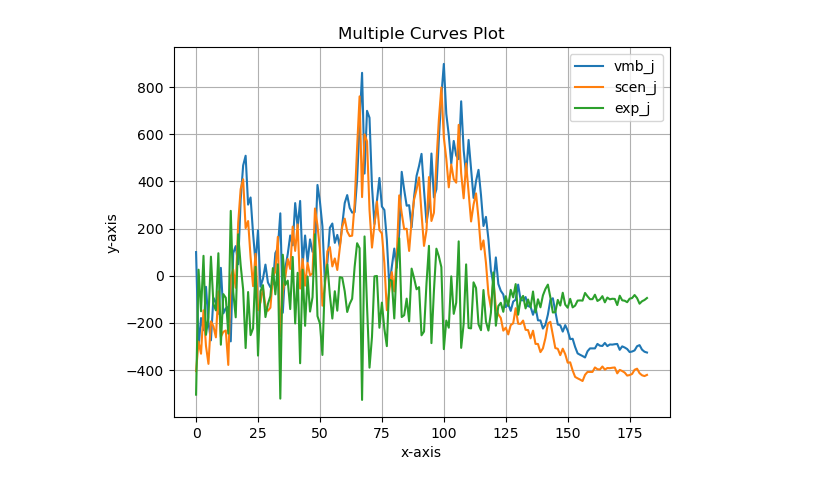
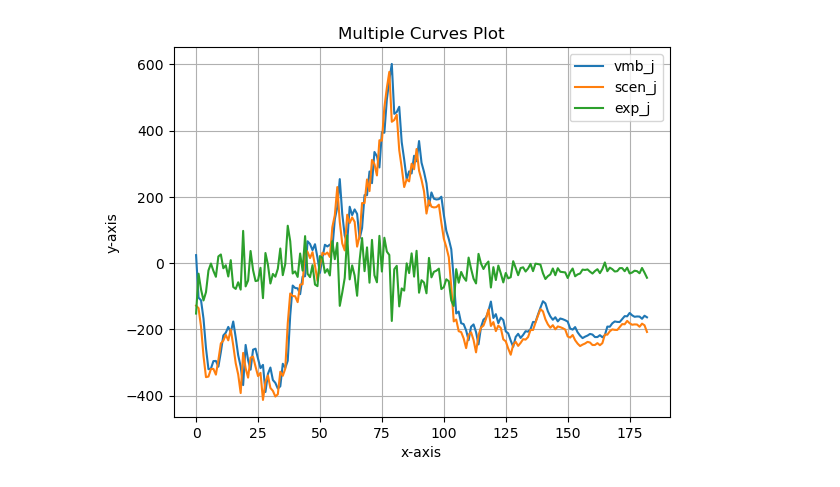
Before and after one commit to SeasonLiew/repo_exp, a Jupyter notebook: collateral.ipynb, the cells around one changed output. Saved outputs shown, nothing was run; the diff lists cells and outputs as text; code cells hidden in the pictures.

```diff
--- a/collateral.ipynb
+++ b/collateral.ipynb
@@ -39,23 +48,0 @@ for j in range(0,vmb.shape[1]):
-# %%
-j=2
-vmb_j=vmb[:,j]
-scen_j=scen[:,j]
-exp_j=scen_j-vmb_j
-# Example data
-x = list(range(0,scen.shape[0]))
-# Plotting
-plt.plot(x, vmb_j, label='vmb_j')
-plt.plot(x, scen_j, label='scen_j')
-plt.plot(x, exp_j, label='exp_j')
-
-# Customizing the plot
-plt.xlabel('x-axis')
-plt.ylabel('y-axis')
-plt.title('Multiple Curves Plot')
-plt.legend()
-plt.grid(True)
-
-# Show the plot
-plt.show()
-# %% [output]
-[figure, removed]
@@ -61,0 +71,23 @@ plt.show()
+# %%
+j=9
+vmb_j=vmb[:,j]
+scen_j=scen[:,j]
+exp_j=exp[:,j]
+# Example data
+x = list(range(0,scen.shape[0]))
+# Plotting
+plt.plot(x, vmb_j, label='vmb_j')
+plt.plot(x, scen_j, label='scen_j')
+plt.plot(x, exp_j, label='exp_j')
+
+# Customizing the plot
+plt.xlabel('x-axis')
+plt.ylabel('y-axis')
+plt.title('Multiple Curves Plot')
+plt.legend()
+plt.grid(True)
+
+# Show the plot
+plt.show()
+# %% [output]
+[figure, added]
```
Also changed, not shown: parts of 5 cells of this notebook.
